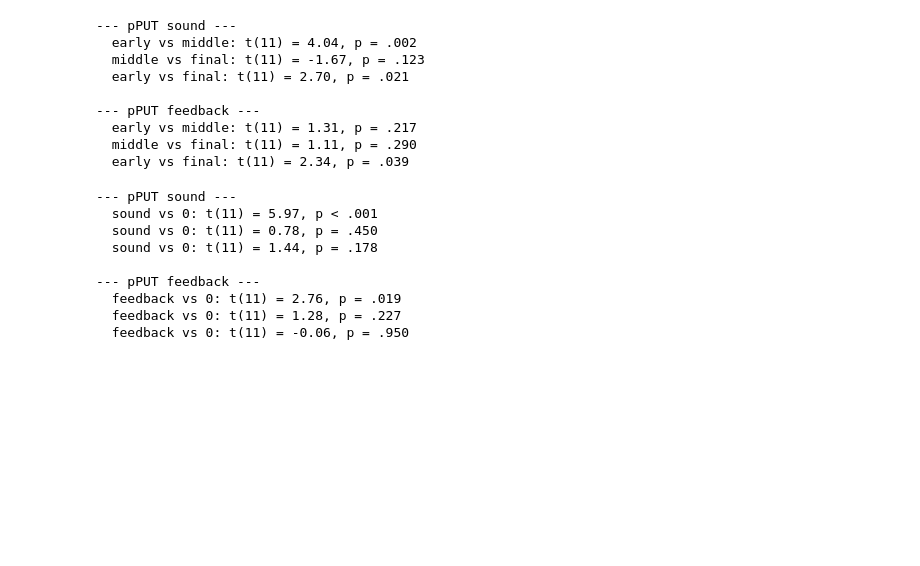
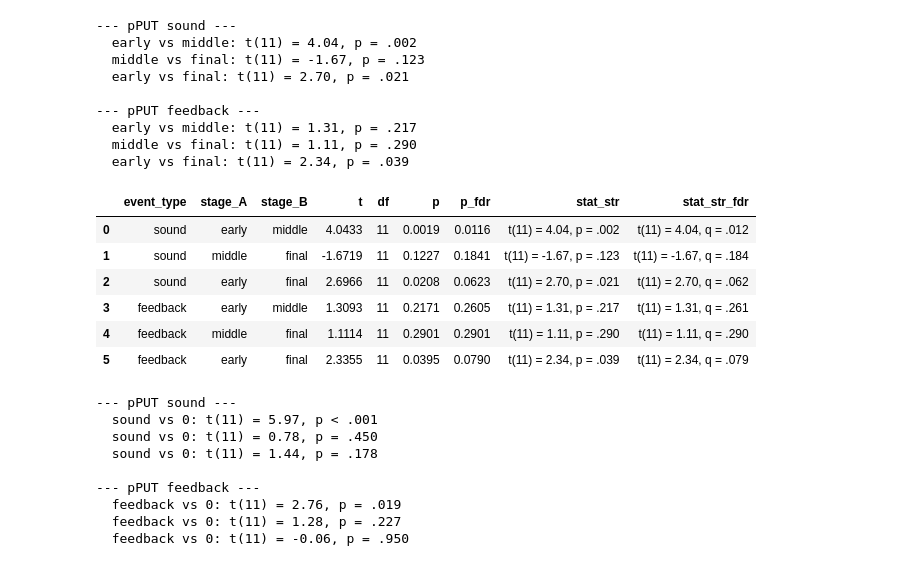
Before and after one commit to SoundBrainLab/fMRI_auditory-category-learning, a Jupyter notebook: 06_univariate/group_level_all_ROI.ipynb, the cells around one changed output. Drawn from its saved outputs; the diff is of its cells as text; code cells hidden in the pictures; blank space fills up the shorter version.

Commit message:
Updated FDR stats reporting

```diff
--- a/06_univariate/group_level_all_ROI.ipynb
+++ b/06_univariate/group_level_all_ROI.ipynb
@@ -4815,6 +4822,20 @@ learning_stage   9.9938  2.0000 22.0000  0.0008
 --- pPUT feedback ---
                 F Value  Num DF  Den DF  Pr > F
 learning_stage   2.8966  2.0000 22.0000  0.0764
+# %%
+pput_event_results = []
+for event in ['sound', 'feedback']:
+    sub_df = pput_df[pput_df['event_type'] == event]
+    aov = AnovaRM(data=sub_df, depvar='beta', subject='participant_id',
+                  within=['learning_stage']).fit()
+    row = aov.anova_table.loc['learning_stage']
+    pput_event_results.append({
+        'event_type': event,
+        'F': row['F Value'], 'df_num': row['Num DF'], 'df_den': row['Den DF'], 'p': row['Pr > F'],
+        'stat_str': stat_str('F', int(row['Num DF']), int(row['Den DF']), row['F Value'], row['Pr > F'])
+    })
+pd.DataFrame(pput_event_results).to_csv(
+    os.path.join(stats_out_dir, 'compare_contrasts_pPUT_by_event_anova.tsv'), sep='\t', index=False, float_format='%.4f')
 # %%
 from statsmodels.stats.anova import AnovaRM
 
@@ -4838,6 +4859,20 @@ event_type   0.0690  1.0000 11.0000  0.7977
 --- pPUT final ---
             F Value  Num DF  Den DF  Pr > F
 event_type   1.6603  1.0000 11.0000  0.2240
+# %%
+pput_stage_results = []
+for stage in ['early', 'middle', 'final']:
+    sub_df = pput_df[pput_df['learning_stage'] == stage]
+    aov = AnovaRM(data=sub_df, depvar='beta', subject='participant_id',
+                  within=['event_type']).fit()
+    row = aov.anova_table.loc['event_type']
+    pput_stage_results.append({
+        'learning_stage': stage,
+        'F': row['F Value'], 'df_num': row['Num DF'], 'df_den': row['Den DF'], 'p': row['Pr > F'],
+        'stat_str': stat_str('F', int(row['Num DF']), int(row['Den DF']), row['F Value'], row['Pr > F'])
+    })
+pd.DataFrame(pput_stage_results).to_csv(
+    os.path.join(stats_out_dir, 'compare_contrasts_pPUT_by_stage_anova.tsv'), sep='\t', index=False, float_format='%.4f')
 # %%
 from scipy.stats import ttest_rel
 
@@ -4864,6 +4899,26 @@ for event in ['sound', 'feedback']:
   early vs middle: t(11) = 1.31, p = .217
   middle vs final: t(11) = 1.11, p = .290
   early vs final: t(11) = 2.34, p = .039
+# %%
+records = []
+for event in ['sound', 'feedback']:
+    sub_df = pput_df[pput_df['event_type'] == event]
+    for s1, s2 in stage_pairs:
+        vals1 = sub_df[sub_df['learning_stage'] == s1].set_index('participant_id')['beta']
+        vals2 = sub_df[sub_df['learning_stage'] == s2].set_index('participant_id')['beta']
+        vals1, vals2 = vals1.align(vals2)
+        t, p = ttest_rel(vals1, vals2)
+        records.append({'event_type': event, 'stage_A': s1, 'stage_B': s2,
+                        't': t, 'df': 11, 'p': p})
+export_ttests(records, 'pPUT_stage_pairs', stats_out_dir)
+# %% [output]
+|  | event_type | stage_A | stage_B | t | df | p | p_fdr | stat_str | stat_str_fdr |
+| 0 | sound | early | middle | 4.0433 | 11 | 0.0019 | 0.0116 | t(11) = 4.04, p = .002 | t(11) = 4.04, q = .012 |
+| 1 | sound | middle | final | -1.6719 | 11 | 0.1227 | 0.1841 | t(11) = -1.67, p = .123 | t(11) = -1.67, q = .184 |
+| 2 | sound | early | final | 2.6966 | 11 | 0.0208 | 0.0623 | t(11) = 2.70, p = .021 | t(11) = 2.70, q = .062 |
+| 3 | feedback | early | middle | 1.3093 | 11 | 0.2171 | 0.2605 | t(11) = 1.31, p = .217 | t(11) = 1.31, q = .261 |
+| 4 | feedback | middle | final | 1.1114 | 11 | 0.2901 | 0.2901 | t(11) = 1.11, p = .290 | t(11) = 1.11, q = .290 |
+| 5 | feedback | early | final | 2.3355 | 11 | 0.0395 | 0.0790 | t(11) = 2.34, p = .039 | t(11) = 2.34, q = .079 |
 # %%
 from scipy.stats import ttest_1samp
 
```
Also changed, not shown: parts of 36 cells of this notebook.
